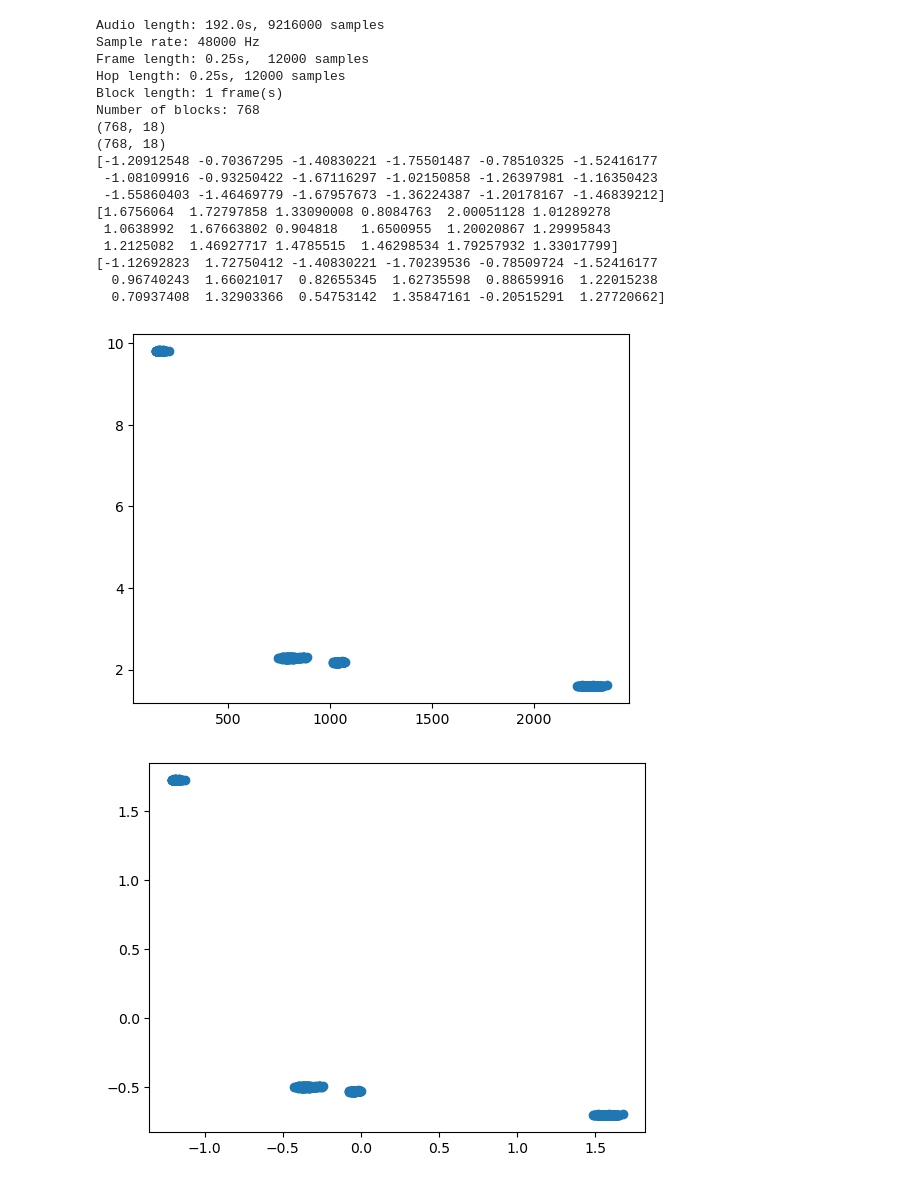
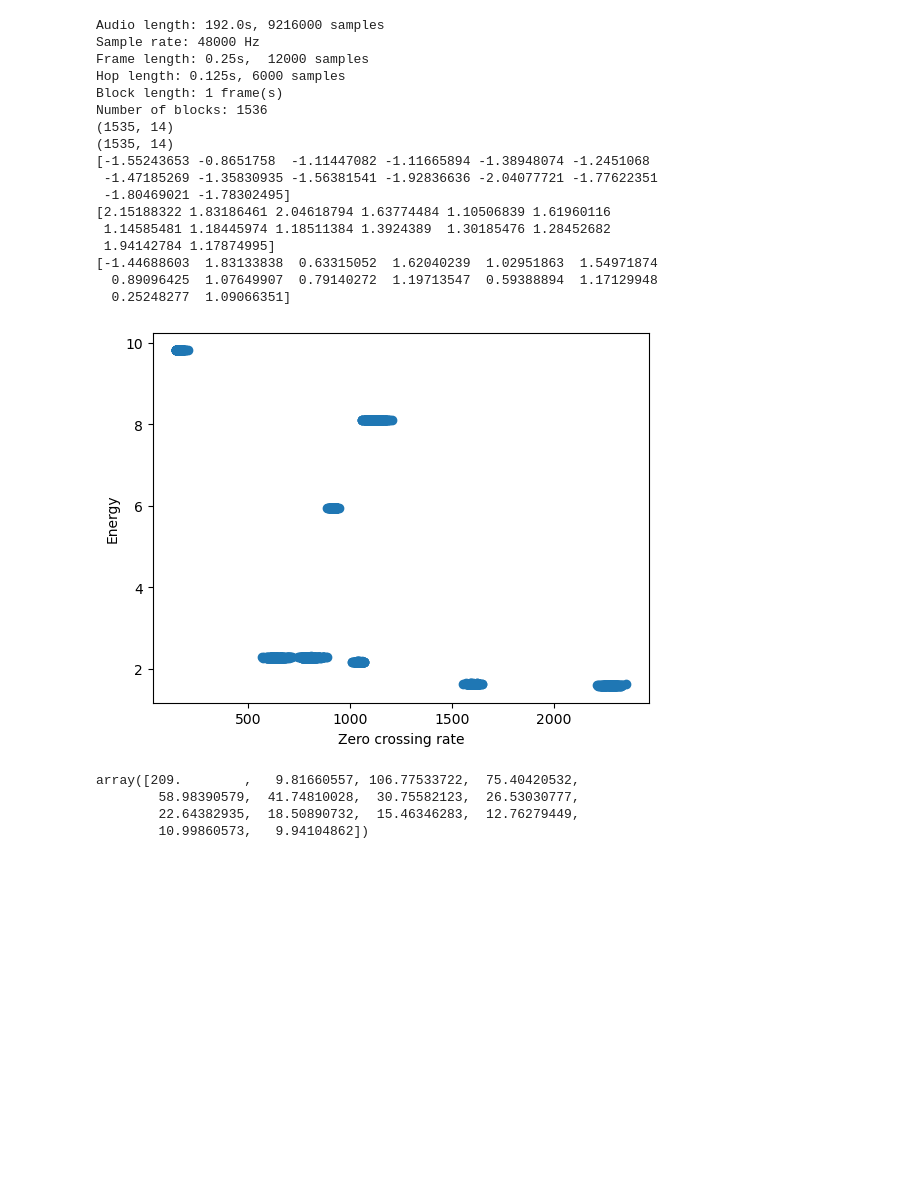
Before and after one commit to wwerkk/MC-FP, a Jupyter notebook: TrainingDebug-drumloop.ipynb, the cells around one changed output. Drawn from its saved outputs; the diff is of its cells as text; code cells hidden in the pictures; blank space fills up the shorter version.

```diff
--- a/TrainingDebug-drumloop.ipynb
+++ b/TrainingDebug-drumloop.ipynb
@@ -34,12 +42,14 @@ import argparse
 from pathlib import Path
 import math
 import numpy as np, matplotlib.pyplot as plt, librosa
+import matplotlib.ticker as mticker
 import librosa.display
 # import IPython.display
 from keras.models import Model
 from keras.layers import Input, Dense
 from keras.layers import GRU
 from keras.callbacks import EarlyStopping
+from keras.callbacks import ModelCheckpoint
 import json
 from numpyencoder import NumpyEncoder
 from sklearn import preprocessing, cluster
@@ -47,15 +57,18 @@ from streamer import Streamer
 import scipy
 from keras.utils import to_categorical
 from keras import Sequential
+import pickle
 
 if BPM is None and beat is not None or BPM is not None and beat is None:
     print("Please specify both BPM and beat if you are using metered divisions.")
     exit()
-frame_length_s = (4 * beat * 60 / BPM) if BPM is not None else args.frame_length_s
-hop_length_s = (4 * hop_beats * 60 / BPM) if BPM is not None else args.hop_length_s
+frame_length_s = (4 * beat * 60 / BPM) if BPM is not None else frame_length_s
+hop_length_s = (4 * hop_beats * 60 / BPM) if BPM is not None else hop_length_s
 sr = librosa.get_samplerate(audio_path)
-frame_length = math.ceil(frame_length_s * sr) if frame_length_s is not None else args.frame_length
-hop_length = math.ceil(hop_length_s * sr) if hop_length_s is not None else args.hop_length
+frame_length = math.ceil(frame_length_s * sr) if frame_length_s is not None else frame_length
+hop_length = math.ceil(hop_length_s * sr) if hop_length_s is not None else hop_length
 stream = Streamer(audio_path, block_length, frame_length, hop_length)
+path = Path(directory + "/models/" + name)
+path.mkdir(exist_ok=True, parents=True)
 # %%
 # helper function to extract features from audio block
@@ -100,48 +117,52 @@ def extract_features(y, sr):
 # %%
-
-
 print(f"Audio length: {stream.length}s, {stream.n_samples} samples")
 print(f"Sample rate: {sr} Hz")
 print(f"Frame length: {frame_length_s}s,  {frame_length} samples")
 print(f"Hop length: {hop_length_s}s, {hop_length} samples")
 print(f"Block length: {block_length} frame(s)")
 print(f"Number of blocks: {len(stream)}")
 
 # extract features from each block in audio stream
-features = np.array([extract_features(block, sr) for block in stream.new()])
+features = np.array([extract_features(block, sr, extract_crude=extract_crude, extract_spectral=extract_spectral, extract_mfccs=extract_mfccs) for block in stream.new()])
 # features_scaled = features
 features_scaled = preprocessing.scale(features, axis=0) # should it be axis 0 then not 1??
 if verbose:
     # print(features[0])
     print(features.shape)
     print(features_scaled.shape)
     print(features_scaled.min(axis=0))
     print(features_scaled.max(axis=0))
     print(features_scaled[0]) # type: ignore
 if verbose:
     plt.scatter(features[:,0], features[:,1], ) # type: ignore
-    # plt.xlabel('MFCC0 (scaled)')
-    # plt.ylabel('MFCC1 Centroid (scaled)')
+    plt.xlabel('Zero crossing rate')
+    plt.ylabel('Energy')
     plt.show()
-    plt.scatter(features_scaled[:,0], features_scaled[:,1], ) # type: ignore
-    plt.show()
+    # plt.scatter(features_scaled[:,0], features_scaled[:,1], ) # type: ignore
+    # plt.show()
 # %% [output]
 Audio length: 192.0s, 9216000 samples
 Sample rate: 48000 Hz
 Frame length: 0.25s,  12000 samples
-Hop length: 0.25s, 12000 samples
+Hop length: 0.125s, 6000 samples
 Block length: 1 frame(s)
-Number of blocks: 768
-(768, 18)
-(768, 18)
-[-1.20912548 -0.70367295 -1.40830221 -1.75501487 -0.78510325 -1.52416177
- -1.08109916 -0.93250422 -1.67116297 -1.02150858 -1.26397981 -1.16350423
- -1.55860403 -1.46469779 -1.67957673 -1.36224387 -1.20178167 -1.46839212]
-[1.6756064  1.72797858 1.33090008 0.8084763  2.00051128 1.01289278
- 1.0638992  1.67663802 0.904818   1.6500955  1.20020867 1.29995843
- 1.2125082  1.46927717 1.4785515  1.46298534 1.79257932 1.33017799]
-[-1.12692823  1.72750412 -1.40830221 -1.70239536 -0.78509724 -1.52416177
-  0.96740243  1.66021017  0.82655345  1.62735598  0.88659916  1.22015238
-  0.70937408  1.32903366  0.54753142  1.35847161 -0.20515291  1.27720662]
+Number of blocks: 1536
+(1535, 14)
+(1535, 14)
+[-1.55243653 -0.8651758  -1.11447082 -1.11665894 -1.38948074 -1.2451068
+ -1.47185269 -1.35830935 -1.56381541 -1.92836636 -2.04077721 -1.77622351
+ -1.80469021 -1.78302495]
+[2.15188322 1.83186461 2.04618794 1.63774484 1.10506839 1.61960116
+ 1.14585481 1.18445974 1.18511384 1.3924389  1.30185476 1.28452682
+ 1.94142784 1.17874995]
+[-1.44688603  1.83133838  0.63315052  1.62040239  1.02951863  1.54971874
+  0.89096425  1.07649907  0.79140272  1.19713547  0.59388894  1.17129948
+  0.25248277  1.09066351]
-[figure, old version]
+[figure, new version]
-[figure, removed]
+# %%
+features[0]
+# %% [output]
+array([209.        ,   9.81660557, 106.77533722,  75.40420532,
+        58.98390579,  41.74810028,  30.75582123,  26.53030777,
+        22.64382935,  18.50890732,  15.46346283,  12.76279449,
+        10.99860573,   9.94104862])
```
Also changed, not shown: parts of 16 cells of this notebook, 16 other files.
